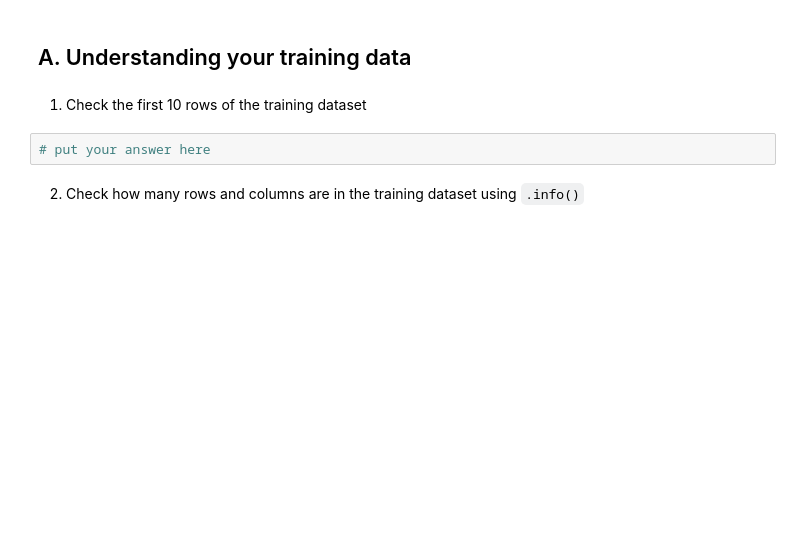
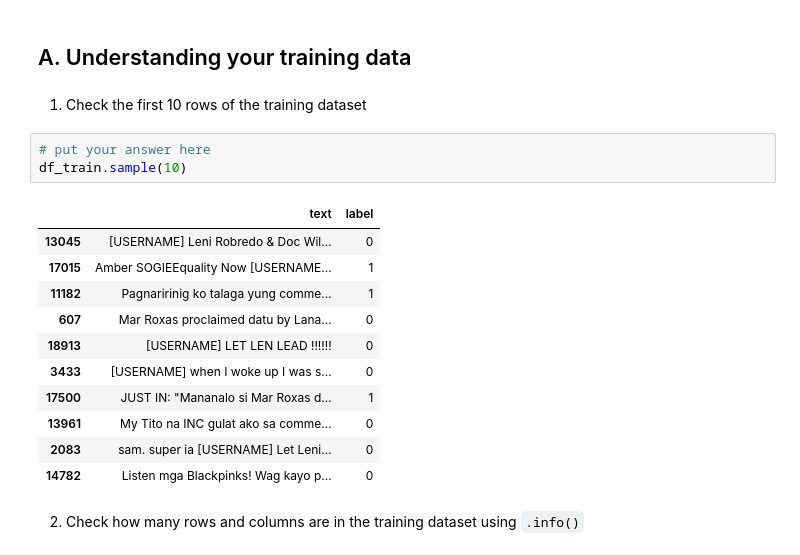
Before and after one commit to xinzhao2627/CCMACLRL_EXERCISES_COM222ML, a Jupyter notebook: Exercise7.ipynb, the cells around one changed output. Saved outputs shown, nothing was run; the diff lists cells and outputs as text; blank space fills up the shorter version.

```diff
--- a/Exercise7.ipynb
+++ b/Exercise7.ipynb
@@ -52,6 +75,19 @@ df_test = pd.read_csv("hf://datasets/mapsoriano/2016_2022_hate_speech_filipino/"
 1. Check the first 10 rows of the training dataset
 # %%
 # put your answer here
+df_train.sample(10)
+# %% [output]
+|  | text | label |
+| 13045 | [USERNAME] Leni Robredo & Doc Wil... | 0 |
+| 17015 | Amber SOGIEEquality Now [USERNAME... | 1 |
+| 11182 | Pagnaririnig ko talaga yung comme... | 1 |
+| 607 | Mar Roxas proclaimed datu by Lana... | 0 |
+| 18913 | [USERNAME] LET LEN LEAD !!!!!! | 0 |
+| 3433 | [USERNAME] when I woke up I was s... | 0 |
+| 17500 | JUST IN: "Mananalo si Mar Roxas d... | 1 |
+| 13961 | My Tito na INC gulat ako sa comme... | 0 |
+| 2083 | sam. super ia [USERNAME] Let Leni... | 0 |
+| 14782 | Listen mga Blackpinks! Wag kayo p... | 0 |
 # %% [markdown]
 2. Check how many rows and columns are in the training dataset using `.info()`
 # %%
```
Also changed, not shown: parts of 31 cells of this notebook.
